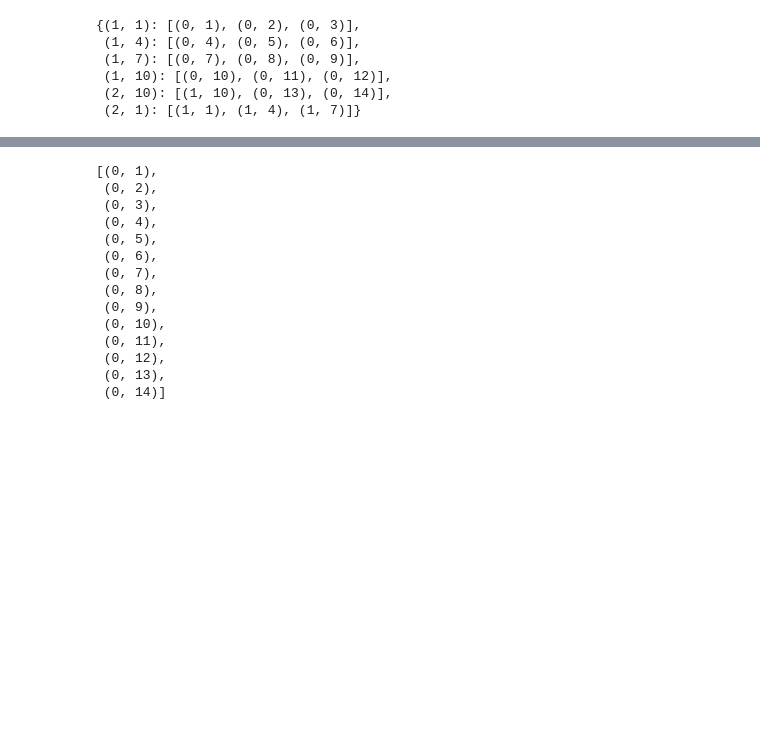
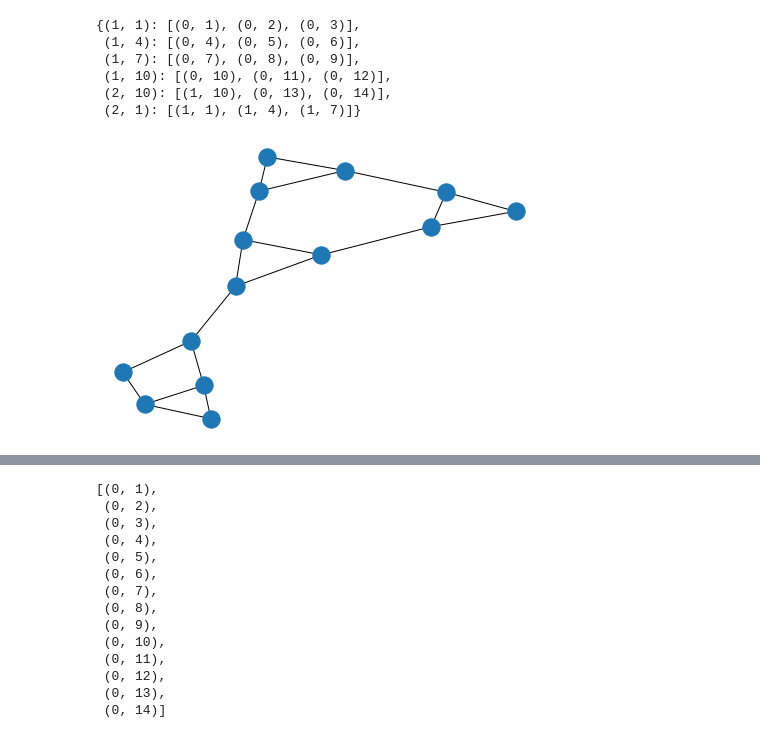
Before and after one commit to kdd-lab/2020_Trevisan, a Jupyter notebook: code/notebook/4_Pipeline_gerarchica_invertita.ipynb, the cells around one changed output, grey strips where cells are left out. Cells and saved outputs as stored; diff of their text form; code cells hidden in the pictures; blank space fills up the shorter version.

```diff
--- a/code/notebook/4_Pipeline_gerarchica_invertita.ipynb
+++ b/code/notebook/4_Pipeline_gerarchica_invertita.ipynb
@@ -500,3 +502,7 @@ G_finale = [(1, 1), (2, 2)]
+# %%
+nx.draw(G0)
+# %% [output]
+[figure, added]
 # %%
 m = {(1, 1): [(0, 1), (0, 2), (0, 3)],
  (1, 4): [(0, 4), (0, 5), (0, 6)],
```
Also changed, not shown: parts of 31 cells of this notebook, 1 other file.
